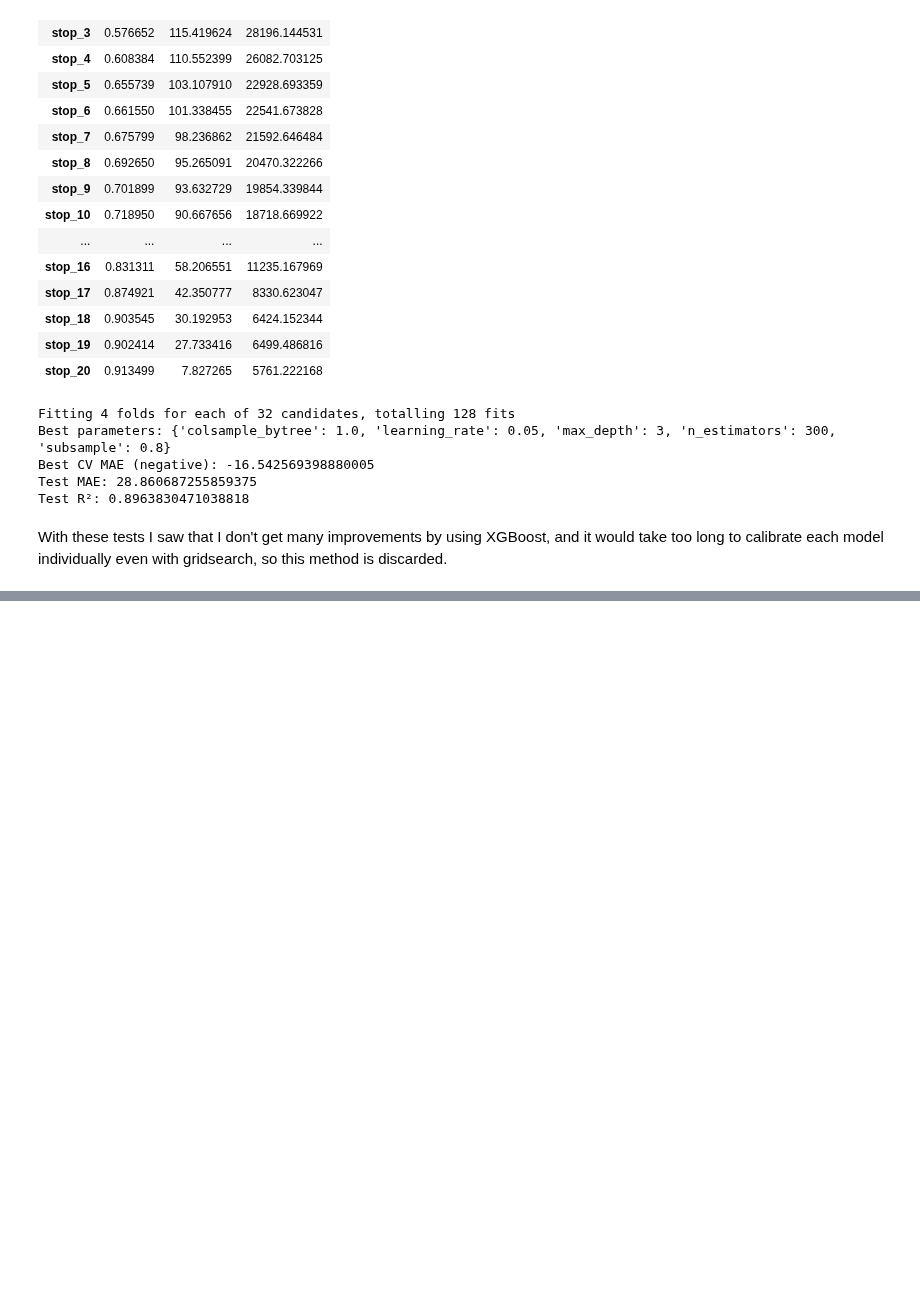
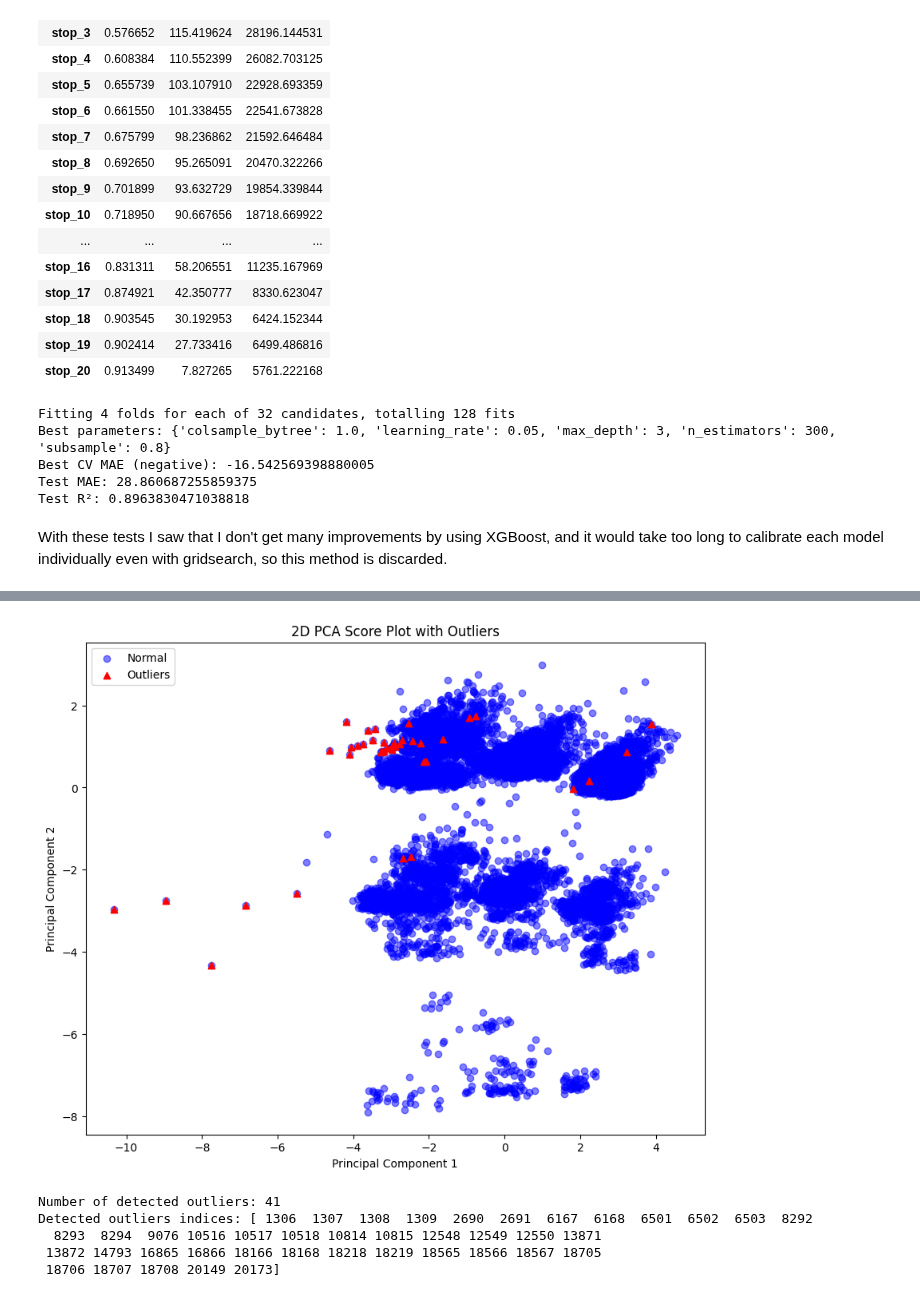
Before and after one commit to Gioalf/AH2179, a Jupyter notebook: project/AIprojectGioAlf.ipynb, the cells around one changed output, grey strips where cells are left out. Saved outputs shown, nothing was run; the diff lists cells and outputs as text; code cells hidden in the pictures; blank space fills up the shorter version.

Commit message:
data processing

```diff
--- a/project/AIprojectGioAlf.ipynb
+++ b/project/AIprojectGioAlf.ipynb
@@ -849,17 +849,17 @@ from sklearn.decomposition import PCA
 df4 = df2.copy()
 
 # Drop non-predictive columns
-df4['stop_1'] = df4['stop_1'].drop(['Calendar_date', 'stop_sequence'], axis=1)
+df4['stop_18'] = df4['stop_18'].drop(['Calendar_date', 'stop_sequence'], axis=1)
 
 # Define features and target
-X = df4['stop_1'].drop(['arrival_delay_stop_20'], axis=1)
-y = df4['stop_1']['arrival_delay_stop_20']
+X = df4['stop_18'].drop(['arrival_delay_stop_20'], axis=1)
+y = df4['stop_18']['arrival_delay_stop_20']
 
 scaler = StandardScaler()
 X_scaled = scaler.fit_transform(X)
 X_scaled
 
-pca = PCA(n_components=7)  # Adjust the number of components (dimensions) as needed
+pca = PCA(n_components=11)  # Adjust the number of components (dimensions) as needed
 X_pca = pca.fit_transform(X_scaled)
 print(X_pca)
 print(X_pca.shape)
@@ -888,0 +889,46 @@ Sum of the explained variance: 0.6989932068902833
+# %%
+from mpl_toolkits.mplot3d import Axes3D
+
+# Assuming X_scaled and pca from the previous cell are available
+
+# Reconstruct the data from the PCA components
+X_reconstructed = pca.inverse_transform(X_pca)
+
+# Calculate reconstruction errors by comparing original scaled data with reconstructed data
+reconstruction_error = np.mean(np.square(X_scaled - X_reconstructed), axis=1)
+
+# Set a threshold for the reconstruction error
+threshold = np.mean(reconstruction_error) + 2 * np.std(reconstruction_error) # A common approach: mean + 2 std dev
+
+# Identify outliers
+outliers = np.where(reconstruction_error > threshold)[0]
+
+# Visual Inspection of PCA Score Plots in 2D
+# Use X_pca directly for plotting, no need to fit_transform again
+pca_scores = X_pca # X_pca is already the PCA scores
+
+# Select the first 2 components for 2D plotting
+fig = plt.figure(figsize=(10, 8))
+ax = fig.add_subplot(111) # Removed projection='3d' for 2D plot
+
+# Plot normal points and outliers using the first 2 principal components
+ax.scatter(pca_scores[:, 0], pca_scores[:, 1], c='b', marker='o', alpha=0.5, label='Normal')
+ax.scatter(pca_scores[outliers, 0], pca_scores[outliers, 1], c='r', marker='^', label='Outliers')
+
+ax.set_xlabel('Principal Component 1')
+ax.set_ylabel('Principal Component 2')
+ax.set_title('2D PCA Score Plot with Outliers')
+ax.legend()
+
+plt.show()
+
+# Print the indices of detected outliers
+print(f'Number of detected outliers: {outliers.shape[0]}')
+print(f'Detected outliers indices: {outliers}')
+# %% [output]
+[figure, added]
+Number of detected outliers: 41
+Detected outliers indices: [ 1306  1307  1308  1309  2690  2691  6167  6168  6501  6502  6503  8292
+  8293  8294  9076 10516 10517 10518 10814 10815 12548 12549 12550 13871
+ 13872 14793 16865 16866 18166 18168 18218 18219 18565 18566 18567 18705
+ 18706 18707 18708 20149 20173]
```
Also changed, not shown: parts of 5 cells of this notebook.
